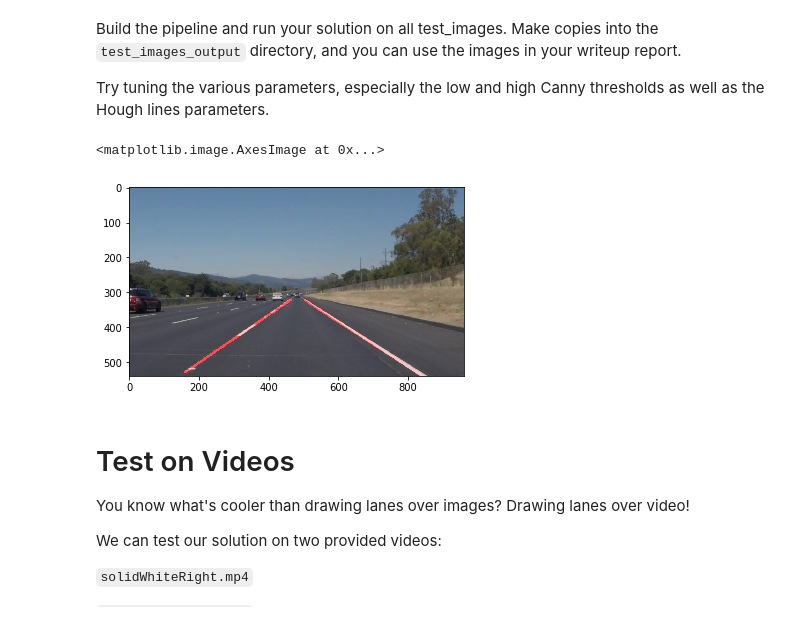
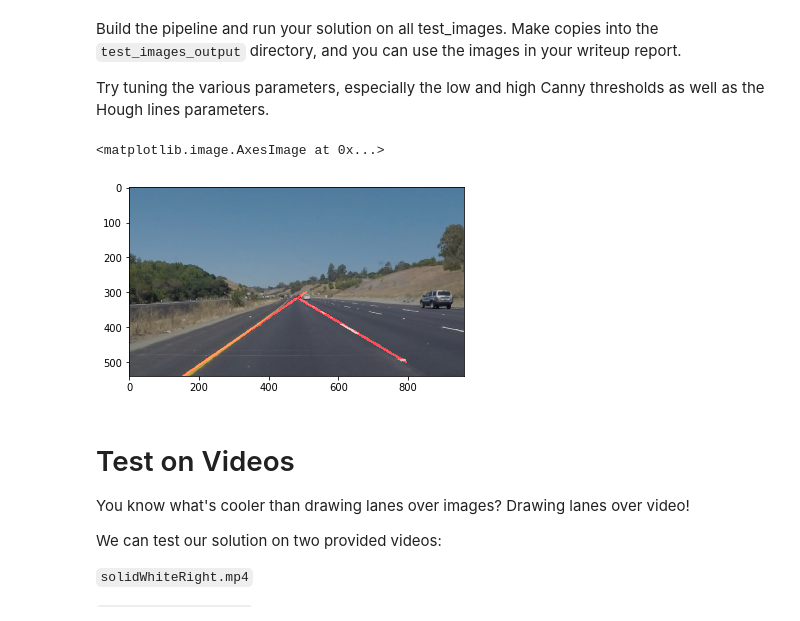
Before and after one commit to amoi9/lane-finding, a Jupyter notebook: P1.ipynb, the cells around one changed output. Saved outputs shown, nothing was run; the diff lists cells and outputs as text; code cells hidden in the pictures.

Commit message:
output images

```diff
--- a/P1.ipynb
+++ b/P1.ipynb
@@ -227,39 +227,39 @@ Try tuning the various parameters, especially the low and high Canny thresholds
 import os
 imgs = os.listdir("test_images/")
 
-image = mpimg.imread("test_images/" + imgs[3])
+image = mpimg.imread("test_images/" + imgs[1])
 
 # convert to grayscale
 gray = grayscale(image)
 
 # Define a kernel size for Gaussian smoothing / blurring
 kernel_size = 9 # Must be an odd number (3, 5, 7...)
 blur_gray = gaussian_blur(gray, kernel_size)
 
 # Canny
 low_threshold = 40
 high_threshold = 80
 edges = canny(blur_gray, low_threshold, high_threshold)
 
 # Select region of interest
 imshape = image.shape
 vertices = np.array([[(0,imshape[0]),(465, 320), (510, 325), (imshape[1],imshape[0])]], dtype=np.int32)
 masked_edges = region_of_interest(edges, vertices)
 
 # Apply Hough transform, and draw lines on a blank image
 rho = 2 # distance resolution in pixels of the Hough grid
 theta = np.pi/180 # angular resolution in radians of the Hough grid
 threshold = 10     # minimum number of votes (intersections in Hough grid cell)
 min_line_len = 10 #minimum number of pixels making up a line
 max_line_gap = 150    # maximum gap in pixels between connectable line segments
 lines = hough_lines(masked_edges, rho, theta, threshold, min_line_len, max_line_gap)
 
 # Draw the lines on the original image
 lines_edges = weighted_img(lines, image, 0.8, 2.5)
 plt.imshow(lines_edges)
 # %% [output]
 <matplotlib.image.AxesImage at 0x...>
-[figure, old version]
+[figure, new version]
 # %% [markdown]
 # Test on Videos
 
```
Also changed, not shown: parts of 1 cell of this notebook.
